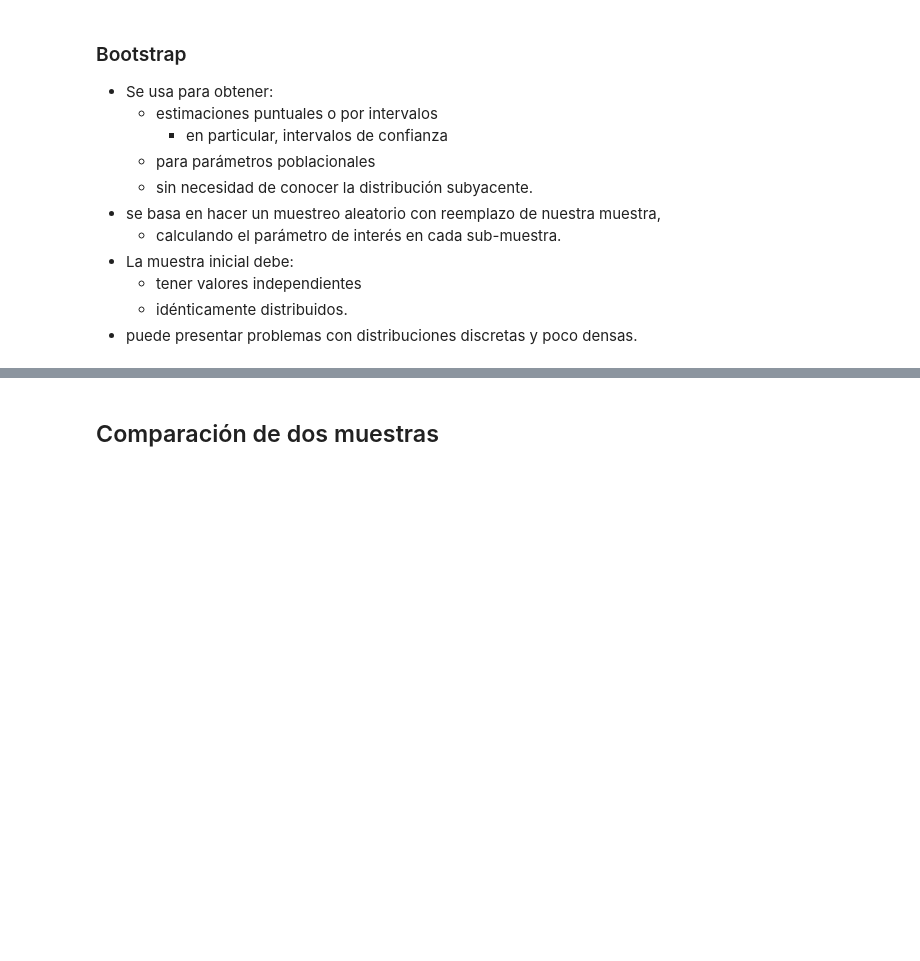
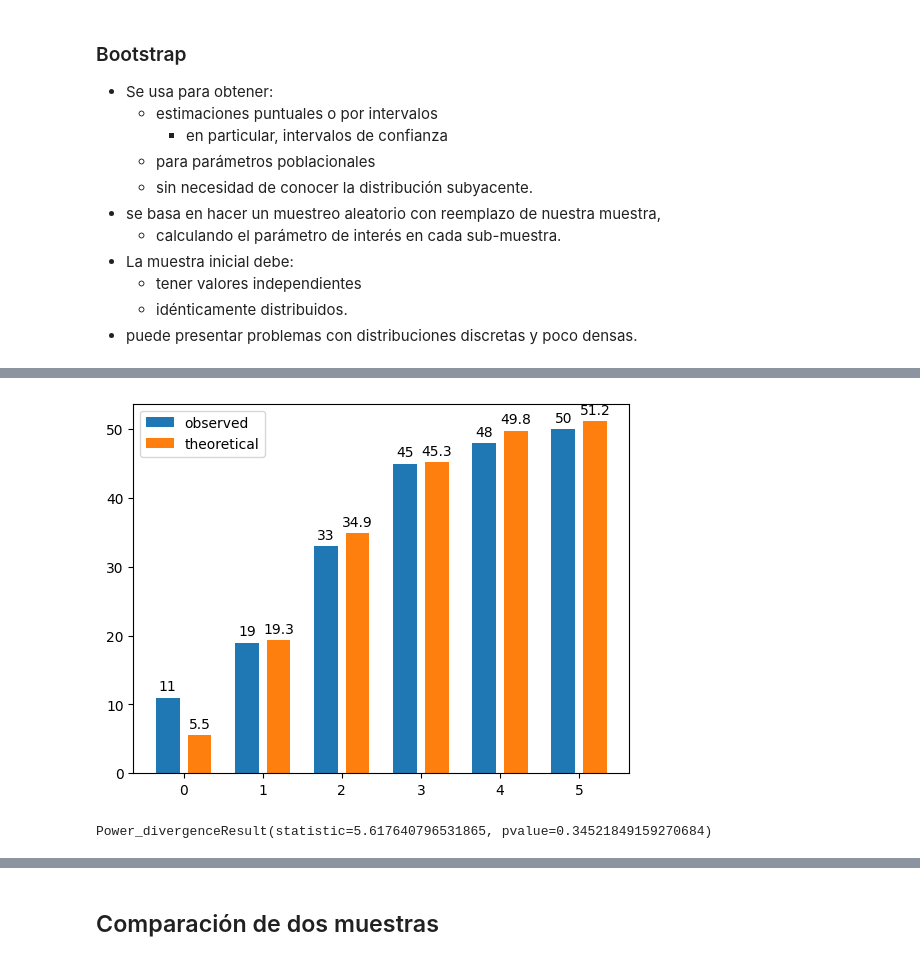
Before and after one commit to javieriserte/qualitative-data-course, a Jupyter notebook: classes/C01.4.PruebaDeHipotesis.ipynb, the cells around one changed output, grey strips where cells are left out. Drawn from its saved outputs; the diff is of its cells as text; code cells hidden in the pictures; blank space fills up the shorter version.

```diff
--- a/classes/C01.4.PruebaDeHipotesis.ipynb
+++ b/classes/C01.4.PruebaDeHipotesis.ipynb
@@ -356,17 +369,14 @@ _= plt.hist(observed, bins = 5)
 # %%
 obs_cdf = st.cumfreq(
   observed,
-  numbins=5,
-  defaultreallimits = (0, 5)
+  numbins=mval+1,
+  defaultreallimits = (0, mval)
 ).cumcount
 
 teoretical_cdf = st.binom.cdf(
-  np.arange(5),
+  np.arange(mval+1),
   n=10,
-  p=0.035
+  p=0.2
 )
-teoretical_cdf = teoretical_cdf * 1000
+
 teoretical_cdf = teoretical_cdf * sum(obs_cdf) / sum (teoretical_cdf)
-
-print(obs_cdf)
-print(teoretical_cdf)
@@ -373,5 +391,25 @@ print(teoretical_cdf)
+# %%
+
+fig, axes = plt.subplots()
+
+axes.bar(np.arange(mval+1)-0.2, obs_cdf, width = 0.3, label = "observed")
+axes.bar(np.arange(mval+1)+0.2, teoretical_cdf, width = 0.3, label = "theoretical")
+
+for x, y in zip(np.arange(mval+1)-0.2, obs_cdf):
+  axes.text(x, y+1, f"{y:0.0f}", ha="center")
+for x, y in zip(np.arange(mval+1)+0.2, teoretical_cdf):
+  axes.text(x, y+1, f"{y:0.1f}", ha="center")
+
+_ = axes.legend()
+# %% [output]
+[figure, added]
 # %%
-st.chisquare(f_obs=obs_cdf, f_exp=teoretical_cdf)
+st.chisquare(
+  f_obs=obs_cdf,
+  f_exp=teoretical_cdf
+)
+# %% [output]
+Power_divergenceResult(statistic=5.617640796531865, pvalue=0.34521849159270684)
 # %% [markdown]
 ### Prueba de Kolmogórov-Smirnov
 
```
Also changed, not shown: parts of 11 cells of this notebook.
